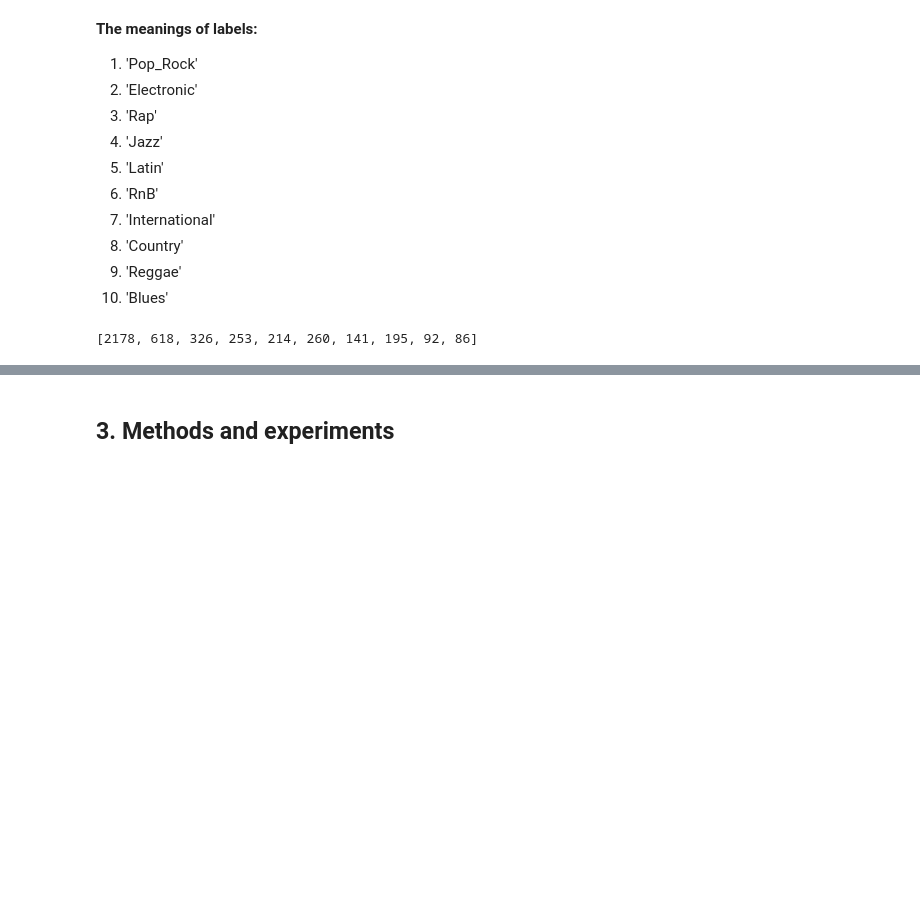
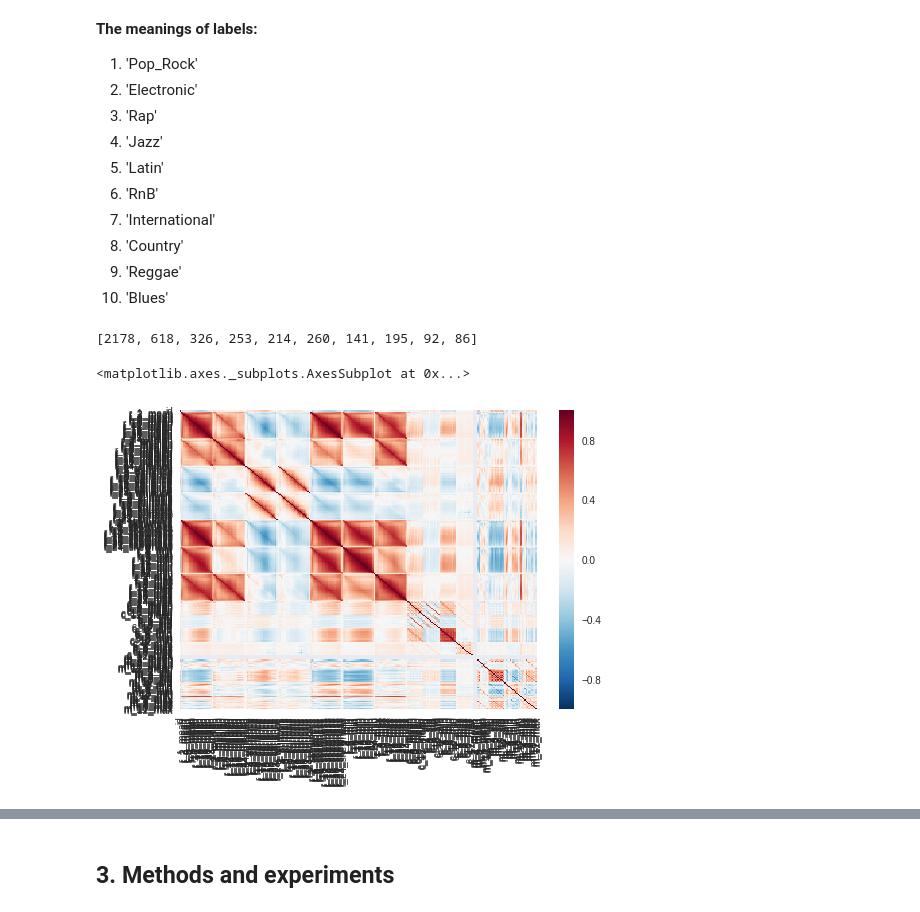
Before and after one commit to ipgromov/Machine-Learning-Project, a Jupyter notebook: MLBP2018_Project_Report.ipynb, the cells around one changed output, grey strips where cells are left out. Saved outputs shown, nothing was run; the diff lists cells and outputs as text; code cells hidden in the pictures; blank space fills up the shorter version.

```diff
--- a/MLBP2018_Project_Report.ipynb
+++ b/MLBP2018_Project_Report.ipynb
@@ -292,3 +293,9 @@ for value in range(1, max(matrix_train_labels[:,1])+1):
 print(frequencies)
 # %% [output]
 [2178, 618, 326, 253, 214, 260, 141, 195, 92, 86]
+# %%
+corr_mtrx = train_df.corr()
+sns.heatmap(corr_mtrx)
+# %% [output]
+<matplotlib.axes._subplots.AxesSubplot at 0x...>
+[figure, added]
```
Also changed, not shown: parts of 54 cells of this notebook.
